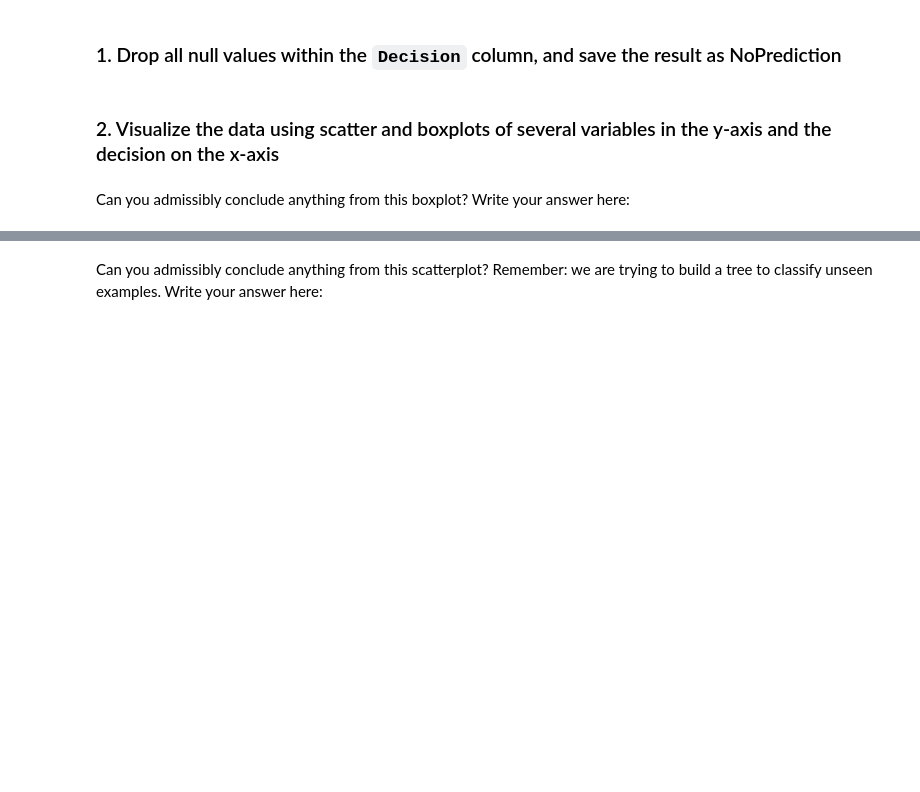
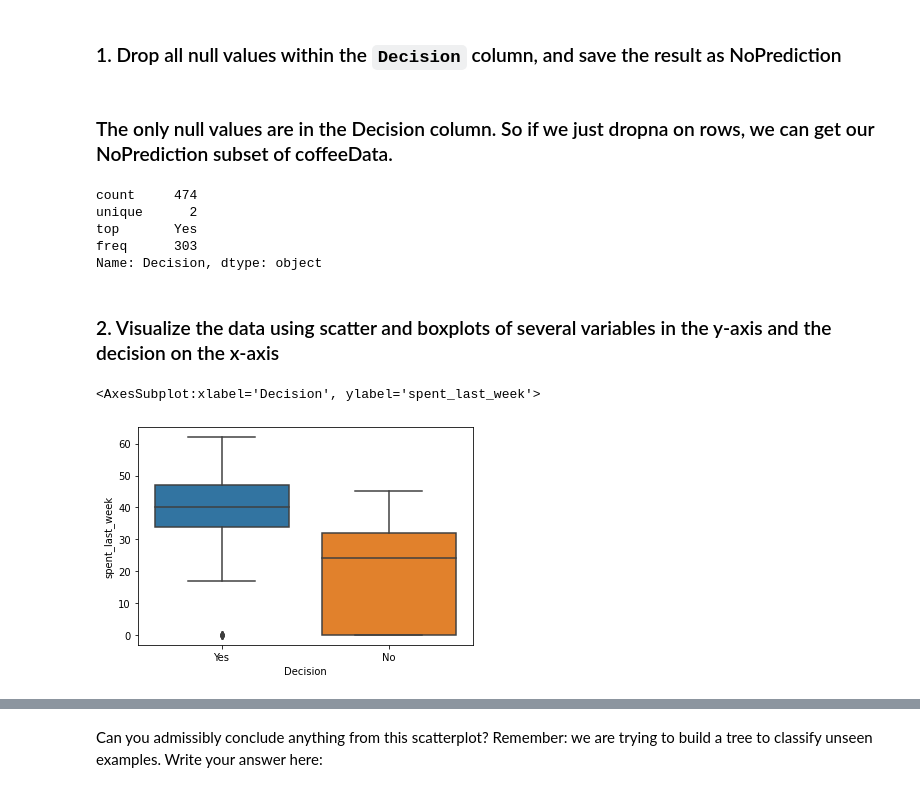
Before and after one commit to admveen/Decision_Tree, a Jupyter notebook: Springboard Decision Tree Specialty Coffee Case Study - Tier 3.ipynb, the cells around one changed output, grey strips where cells are left out. Cells and saved outputs as stored; diff of their text form; code cells hidden in the pictures; blank space fills up the shorter version.

Commit message:
Tier 3 decision tree study finished

```diff
--- a/Springboard Decision Tree Specialty Coffee Case Study - Tier 3.ipynb
+++ b/Springboard Decision Tree Specialty Coffee Case Study - Tier 3.ipynb
@@ -240,18 +242,26 @@ To execute the train/test split properly, we need to do five things:
 5. Create dummy variables to deal with categorical inputs
 # %% [markdown]
 ### 1. Drop all null values within the `Decision` column, and save the result as NoPrediction
+# %% [markdown]
+### The only null values are in the Decision column. So if we just dropna on rows, we can get our NoPrediction subset of coffeeData.
 # %%
 # NoPrediction will contain all known values for the decision
 # Call dropna() on coffeeData, and store the result in a variable NOPrediction
 # Call describe() on the Decision column of NoPrediction after calling dropna() on coffeeData
-_ _ _
-_ _ _
+NOPrediction = coffeeData.dropna(axis = 0, how = 'any')
+NOPrediction['Decision'].describe()
+# %% [output]
+count     474
+unique      2
+top       Yes
+freq      303
+Name: Decision, dtype: object
 # %% [markdown]
 ### 2. Visualize the data using scatter and boxplots of several variables in the y-axis and the decision on the x-axis
 # %%
 # Exploring our new NOPrediction dataset
 # Make a boxplot on NOPrediction where the x axis is Decision, and the y axis is spent_last_week
-_ _ _
-_ _ _
+sns.boxplot(x = 'Decision', y = 'spent_last_week', data = NOPrediction)
+# %% [output]
+<AxesSubplot:xlabel='Decision', ylabel='spent_last_week'>
+[figure, added]
-# %% [markdown]
-Can you admissibly conclude anything from this boxplot? Write your answer here:
```
Also changed, not shown: parts of 24 cells of this notebook.
